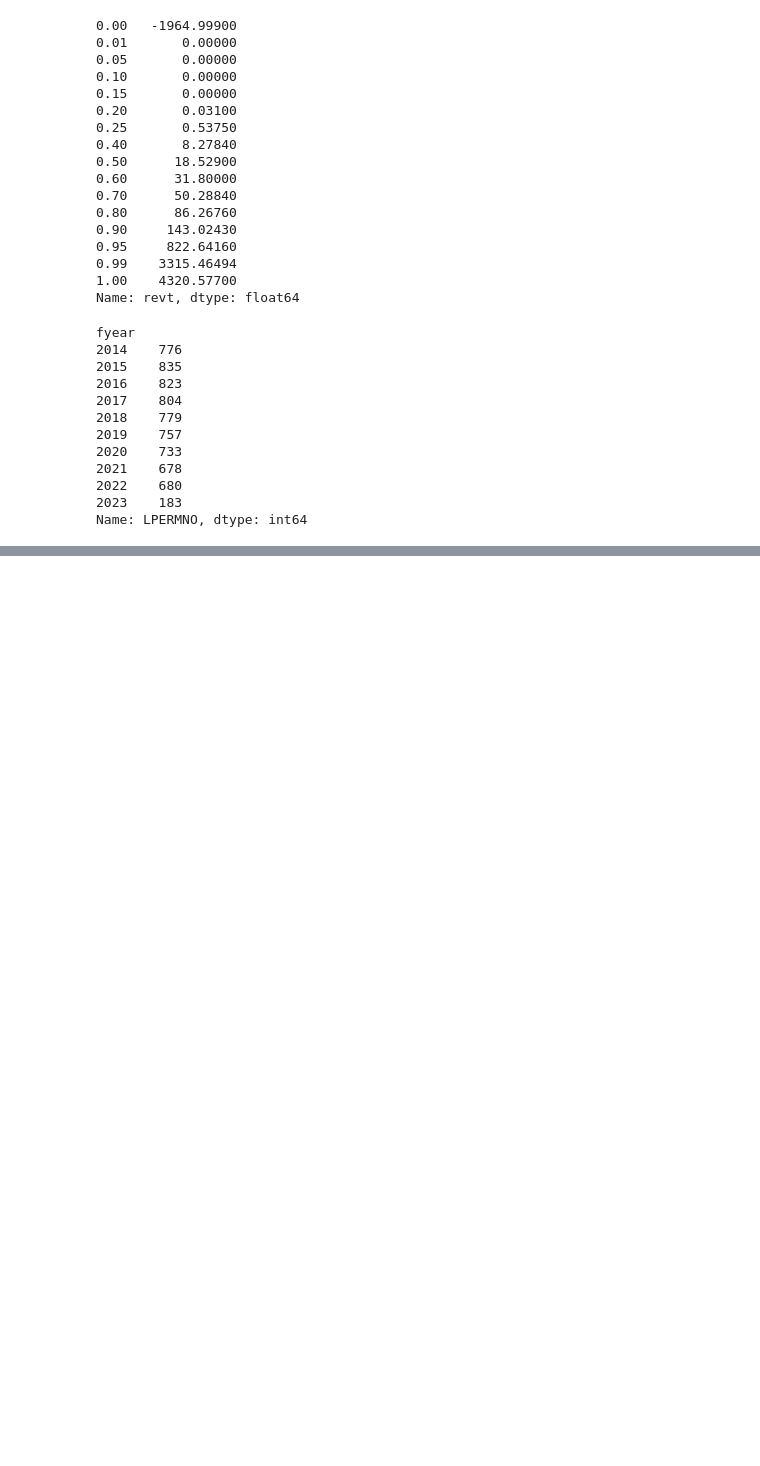
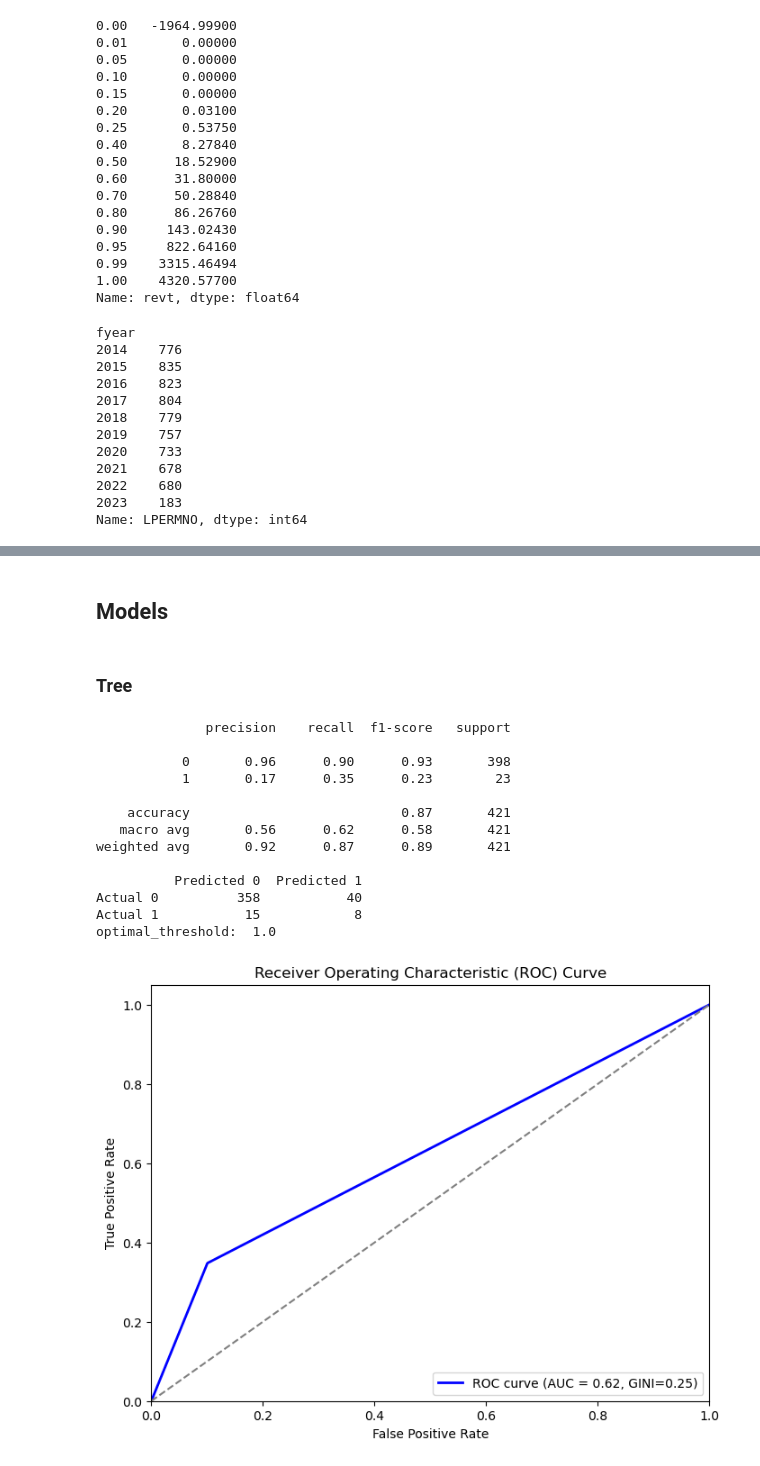
Before and after one commit to vaap1997/CREDITRISK, a Jupyter notebook: Universe.ipynb, the cells around one changed output, grey strips where cells are left out. Drawn from its saved outputs; the diff is of its cells as text; code cells hidden in the pictures; blank space fills up the shorter version.

```diff
--- a/Universe.ipynb
+++ b/Universe.ipynb
@@ -137,0 +710,8 @@ fundamentals_small.to_csv('small_companies_variables.csv')
+# %%
+for i in cat_yes+cat_maybe:
+    cat = train_set[[i, 'pd_score']].groupby(i)['pd_score'].mean().reset_index().rename(columns={'pd_score': i+'_st'})
+    train_set = train_set.merge(cat,on=i,how='left')
+    test_set = test_set.merge(cat,on=i,how='left')
+    val_set = val_set.merge(cat,on=i,how='left')
+
+train_set.head()
@@ -137,0 +728,10 @@ fundamentals_small.to_csv('small_companies_variables.csv')
+# %%
+vars_modeling_yes = vars_yes+cat_yes_num
+vars_modeling = vars_yes+vars_maybe+cat_yes_num+cat_maybe_num
+# %%
+X_train = train_set[vars_modeling]
+X_val = val_set[vars_modeling]
+X_test = test_set[vars_modeling]
+y_train = train_set['default']
+y_val = val_set['default']
+y_test = test_set['default']
@@ -137,0 +760,6 @@ fundamentals_small.to_csv('small_companies_variables.csv')
+# %%
+#winner
+over = over_sampling.RandomOverSampler(sampling_strategy='minority',random_state=123)
+X_train_oversample, y_train_oversample = over.fit_resample(X_train, y_train)
+# %% [markdown]
+## Models
@@ -137,0 +803,2 @@ fundamentals_small.to_csv('small_companies_variables.csv')
+# %% [markdown]
+### Tree
@@ -137,0 +810,31 @@ fundamentals_small.to_csv('small_companies_variables.csv')
+# %%
+# Create a decision tree classifier
+clf = DecisionTreeClassifier(random_state=123)
+
+# Train the classifier on the training data
+clf.fit(X_train_oversample, y_train_oversample)
+
+# Make predictions on the testing data
+#y_pred = clf.predict(X_test)
+#y_prob = clf.predict_proba(X_test)[:, 1]
+
+# Make predictions on the testing data
+y_pred = clf.predict(X_val)
+y_prob = clf.predict_proba(X_val)[:, 1]
+
+show_basic_matrics(y_val, y_pred, y_prob)
+# %% [output]
+              precision    recall  f1-score   support
+
+           0       0.96      0.90      0.93       398
+           1       0.17      0.35      0.23        23
+
+    accuracy                           0.87       421
+   macro avg       0.56      0.62      0.58       421
+weighted avg       0.92      0.87      0.89       421
+
+          Predicted 0  Predicted 1
+Actual 0          358           40
+Actual 1           15            8
+optimal_threshold:  1.0
+[figure, added]
```
Also changed, not shown: parts of 85 cells of this notebook, 2 other files.
